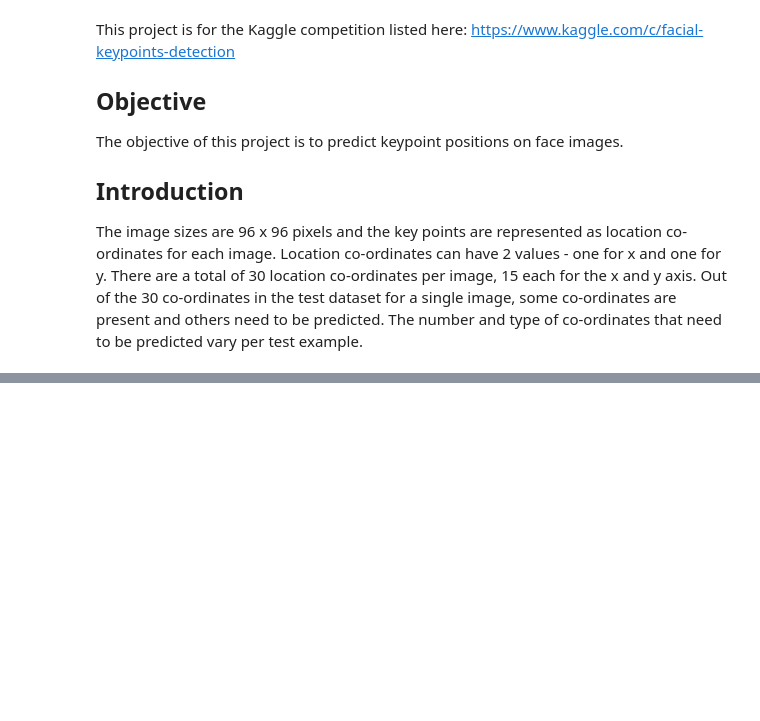
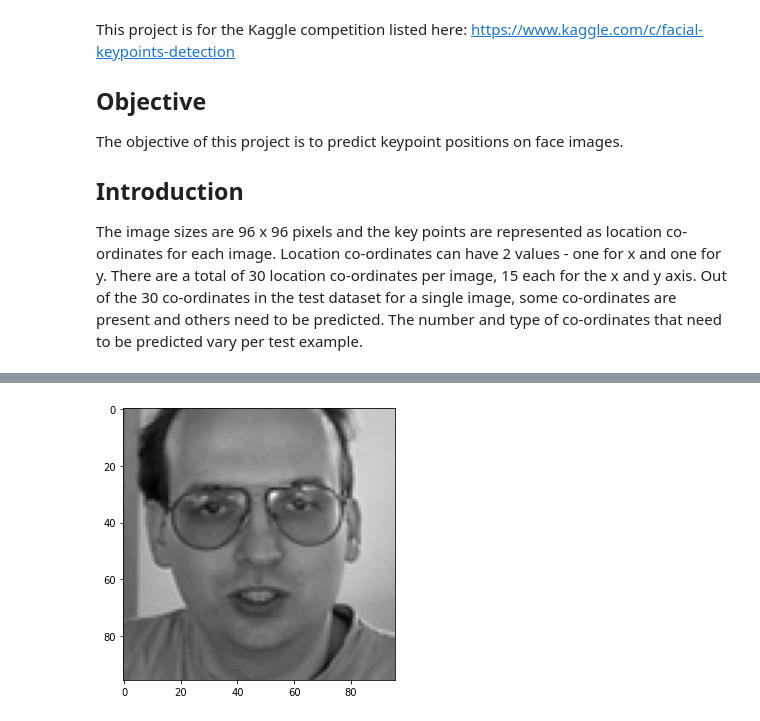
Before and after one commit to abhisha1991/w207_final_project, a Jupyter notebook: notebooks/w207-final-project.ipynb, the cells around one changed output, grey strips where cells are left out. Saved outputs shown, nothing was run; the diff lists cells and outputs as text; code cells hidden in the pictures; blank space fills up the shorter version.

```diff
--- a/notebooks/w207-final-project.ipynb
+++ b/notebooks/w207-final-project.ipynb
@@ -152,0 +290,5 @@ plt.show()
+# %%
+# Display same image without any labels
+plot_image_with_label_optional(train_images.iloc[155]).show()
+# %% [output]
+[figure, added]
```
Also changed, not shown: parts of 34 cells of this notebook.
